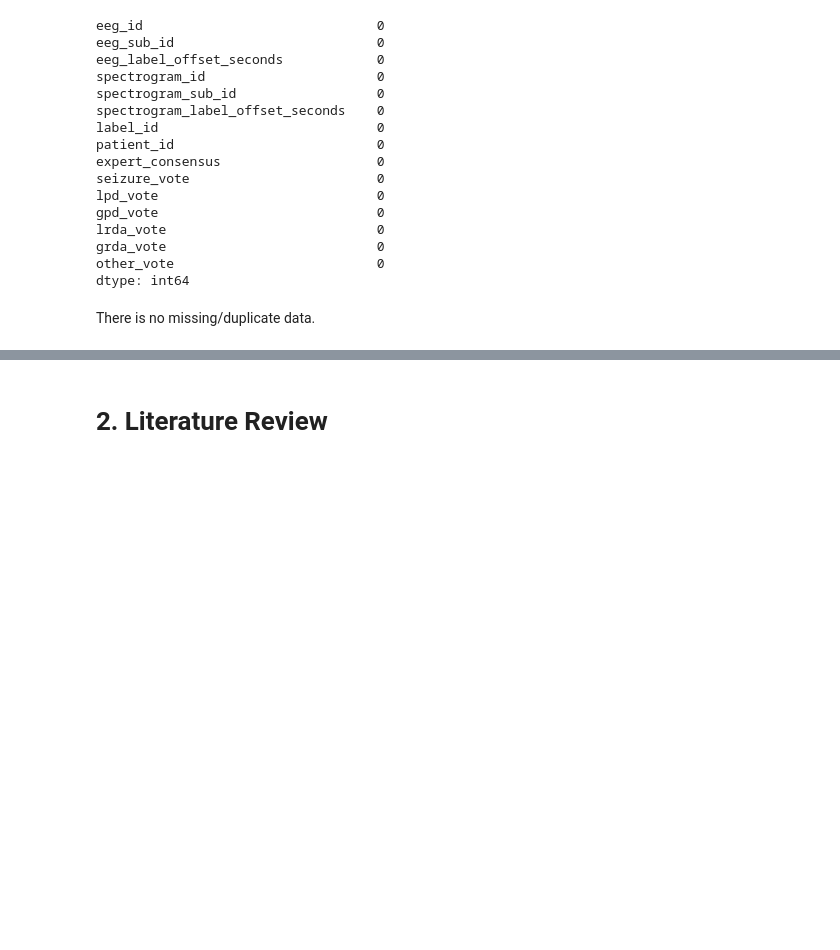
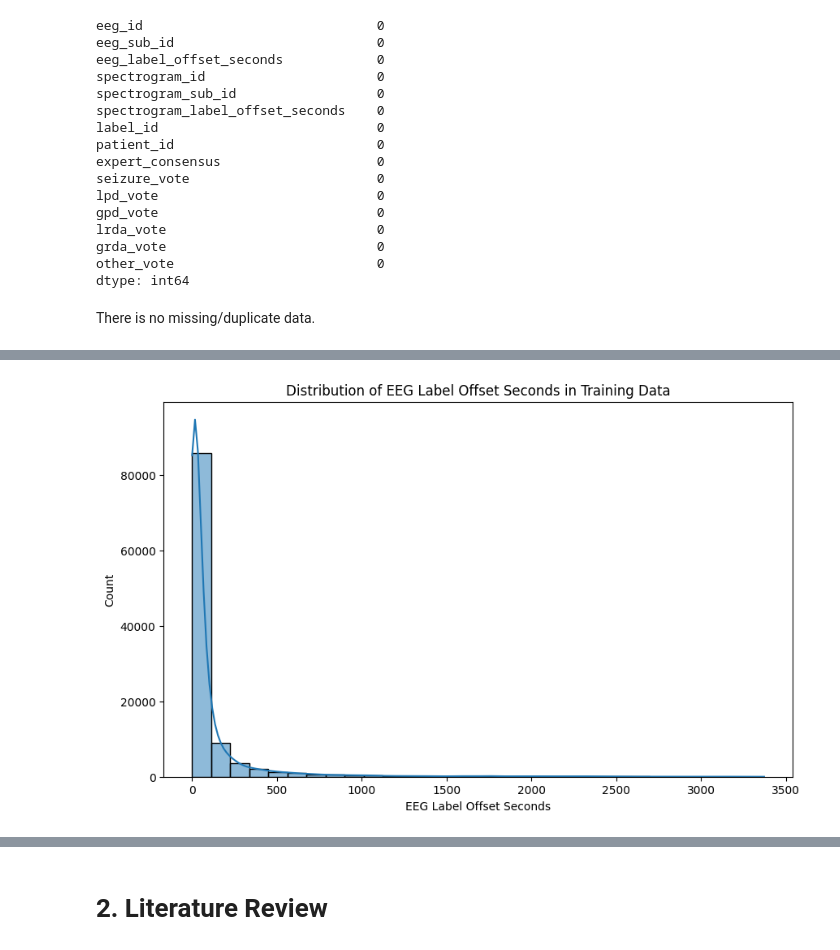
Before and after one commit to ramisa7/Team_EEG, a Jupyter notebook: Milestone1_Data_Science_Final_Project.ipynb, the cells around one changed output, grey strips where cells are left out. Drawn from its saved outputs; the diff is of its cells as text; code cells hidden in the pictures; blank space fills up the shorter version.

```diff
--- a/Milestone1_Data_Science_Final_Project.ipynb
+++ b/Milestone1_Data_Science_Final_Project.ipynb
@@ -14,6 +15,6 @@ import matplotlib.pyplot as plt
 # %%
 
-train_path = "/content/drive/MyDrive/train.csv"
+train_path = r"train.csv"
 train_data = pd.read_csv(train_path)
 train_data
 # %% [output]
@@ -55,0 +38,3 @@ Targets are:              eeg_id  eeg_sub_id  eeg_label_offset_seconds  spectrog
+# %%
+targets = train_data.columns[-6:]
+print('Targets', list(targets))
@@ -82,0 +90,7 @@ There is no missing/duplicate data.
+# %%
+# Distribution of classes in train.csv
+class_distribution = train_data[targets].sum()
+
+# convert vote to probability
+train_data[targets] /= train_data[targets].sum(axis=1).values[:, None]
+train_data
@@ -82,0 +111,10 @@ There is no missing/duplicate data.
+# %%
+# Visualize distribution of eeg_label_offset_seconds in train.csv
+plt.figure(figsize=(10, 6))
+sns.histplot(train_data['eeg_label_offset_seconds'], bins=30, kde=True)
+plt.title('Distribution of EEG Label Offset Seconds in Training Data')
+plt.xlabel('EEG Label Offset Seconds')
+plt.ylabel('Count')
+plt.show()
+# %% [output]
+[figure, added]
```
Also changed, not shown: parts of 14 cells of this notebook.
